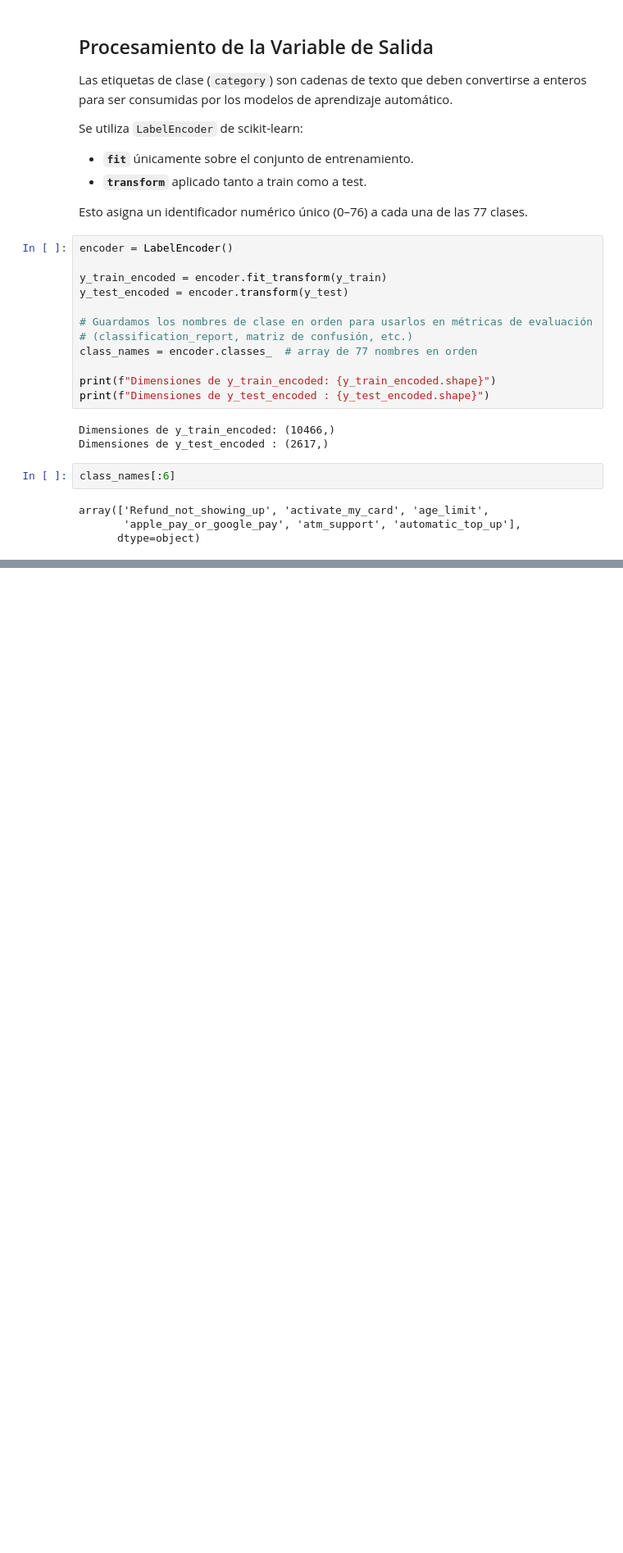
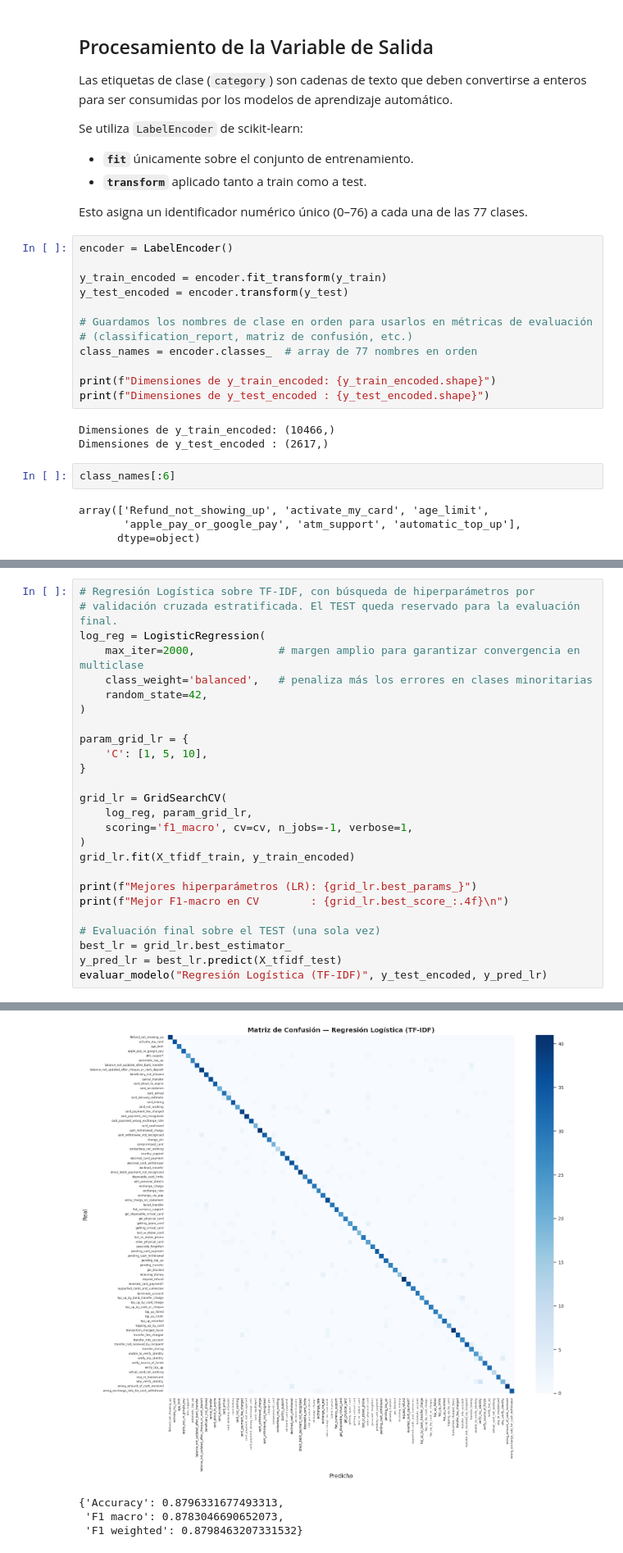
Before and after one commit to MarcosDebona25/TP2-CDD-2026, a Jupyter notebook: tp2_cdd.ipynb, the cells around one changed output, grey strips where cells are left out. Shown at 82% size. Cells and saved outputs as stored; diff of their text form; blank space fills up the shorter version.

Commit message:
Agregados modelos y funcion de evaluación

```diff
--- a/tp2_cdd.ipynb
+++ b/tp2_cdd.ipynb
@@ -782,0 +813,27 @@ pautas:
+# %%
+# Regresión Logística sobre TF-IDF, con búsqueda de hiperparámetros por
+# validación cruzada estratificada. El TEST queda reservado para la evaluación final.
+log_reg = LogisticRegression(
+    max_iter=2000,             # margen amplio para garantizar convergencia en multiclase
+    class_weight='balanced',   # penaliza más los errores en clases minoritarias
+    random_state=42,
+)
+
+param_grid_lr = {
+    'C': [1, 5, 10],
+}
+
+grid_lr = GridSearchCV(
+    log_reg, param_grid_lr,
+    scoring='f1_macro', cv=cv, n_jobs=-1, verbose=1,
+)
+grid_lr.fit(X_tfidf_train, y_train_encoded)
+
+print(f"Mejores hiperparámetros (LR): {grid_lr.best_params_}")
+print(f"Mejor F1-macro en CV        : {grid_lr.best_score_:.4f}\n")
+
+# Evaluación final sobre el TEST (una sola vez)
+best_lr = grid_lr.best_estimator_
+y_pred_lr = best_lr.predict(X_tfidf_test)
+evaluar_modelo("Regresión Logística (TF-IDF)", y_test_encoded, y_pred_lr)
+# %% [output]
@@ -782,0 +848,4 @@ pautas:
+[figure, added]
+{'Accuracy': 0.8796331677493313,
+ 'F1 macro': 0.8783046690652073,
+ 'F1 weighted': 0.8798463207331532}
```
Also changed, not shown: parts of 24 cells of this notebook.
